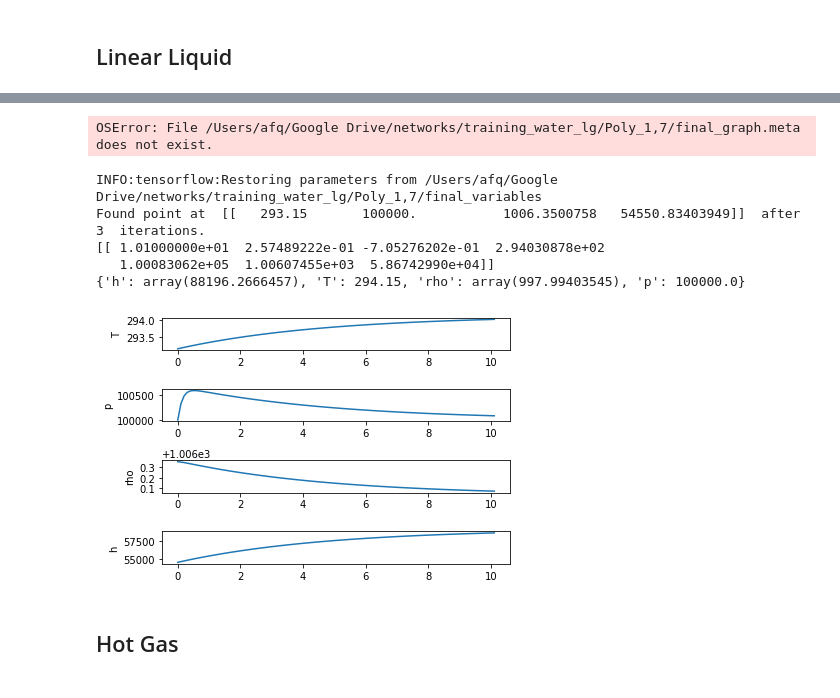
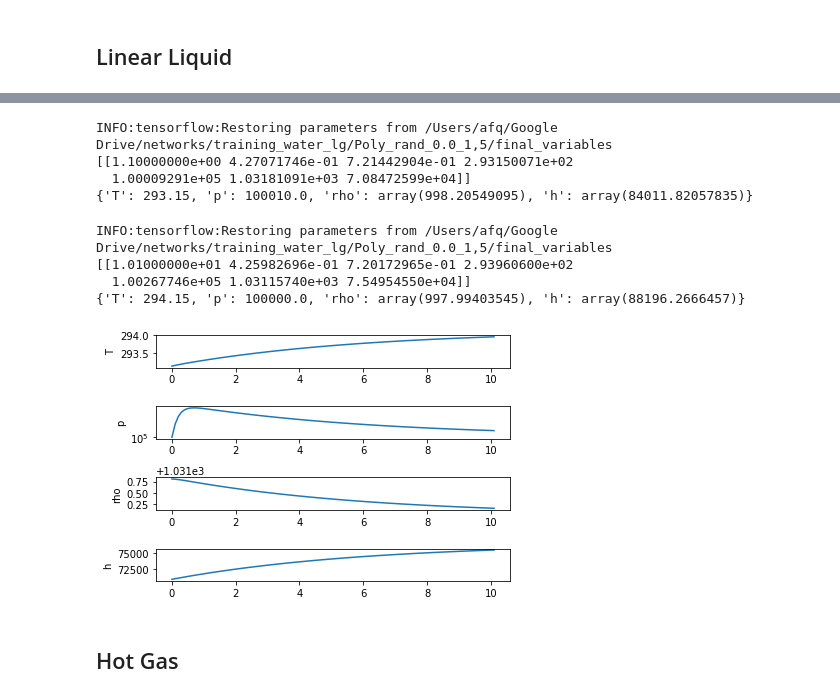
Before and after one commit to afqueiruga/LatentPrimaries, a Jupyter notebook: 9_debugging_one_run.ipynb, the cells around one changed output, grey strips where cells are left out. Drawn from its saved outputs; the diff is of its cells as text; code cells hidden in the pictures.

```diff
--- a/9_debugging_one_run.ipynb
+++ b/9_debugging_one_run.ipynb
@@ -45,23 +51,25 @@ INFO:tensorflow:Restoring parameters from /Users/afq/Google Drive/networks/train
 # %%
-ts,ls = bt.run_one_simulation('water_lg','Poly_1,7',
+ts,ls = bt.run_one_simulation('water_lg','Poly_rand_0.0_1,5',
                       'Linear_Liquid',verbose=False)
 print(ts[-1:,:])
 print(bt.Linear_Liquid.answer)
 # %% [output]
-OSError: File /Users/afq/Google Drive/networks/training_water_lg/Poly_1,7/final_graph.meta does not exist.
+INFO:tensorflow:Restoring parameters from /Users/afq/Google Drive/networks/training_water_lg/Poly_rand_0.0_1,5/final_variables
+[[1.10000000e+00 4.27071746e-01 7.21442904e-01 2.93150071e+02
+  1.00009291e+05 1.03181091e+03 7.08472599e+04]]
+{'T': 293.15, 'p': 100010.0, 'rho': array(998.20549095), 'h': array(84011.82057835)}
 # %%
 ts_lin_heat,ls_lin_heat = bt.run_one_simulation('water_lg',
-        'Poly_1,7', 'Linear_Liquid_Heat',verbose=False)
+        'Poly_rand_0.0_1,5', 'Linear_Liquid_Heat',verbose=False)
 print(ts_lin_heat[-1:,:])
 print(bt.Linear_Liquid_Heat.answer)
 plot_all_vs_t(ts_lin_heat)
 # %% [output]
-INFO:tensorflow:Restoring parameters from /Users/afq/Google Drive/networks/training_water_lg/Poly_1,7/final_variables
-Found point at  [[   293.15       100000.           1006.3500758   54550.83403949]]  after  3  iterations.
-[[ 1.01000000e+01  2.57489222e-01 -7.05276202e-01  2.94030878e+02
-   1.00083062e+05  1.00607455e+03  5.86742990e+04]]
-{'h': array(88196.2666457), 'T': 294.15, 'rho': array(997.99403545), 'p': 100000.0}
+INFO:tensorflow:Restoring parameters from /Users/afq/Google Drive/networks/training_water_lg/Poly_rand_0.0_1,5/final_variables
+[[1.01000000e+01 4.25982696e-01 7.20172965e-01 2.93960600e+02
+  1.00267746e+05 1.03115740e+03 7.54954550e+04]]
+{'T': 294.15, 'p': 100000.0, 'rho': array(997.99403545), 'h': array(88196.2666457)}
-[figure, old version]
+[figure, new version]
 # %% [markdown]
 ## Hot Gas
 # %%
```
Also changed, not shown: parts of 3 cells of this notebook, 1 other file.
